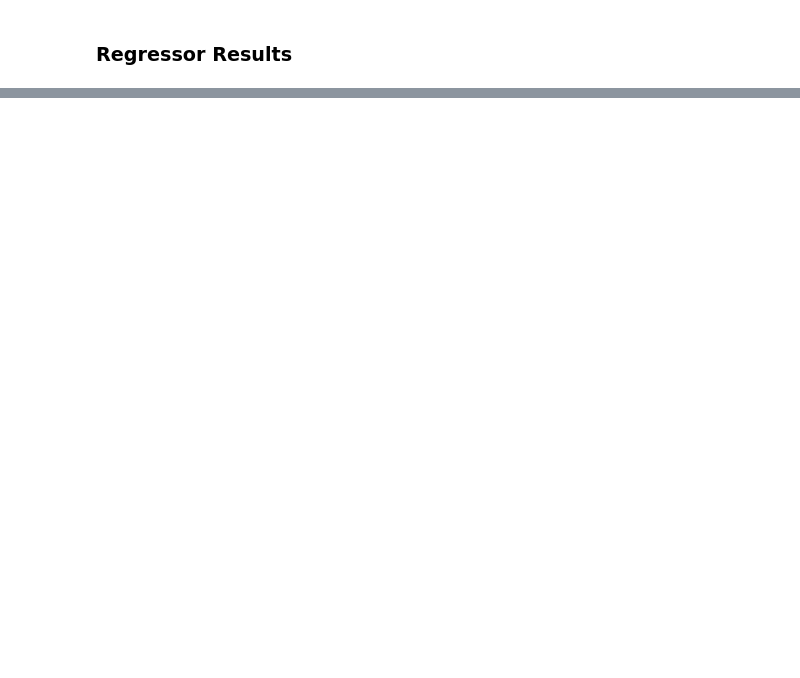
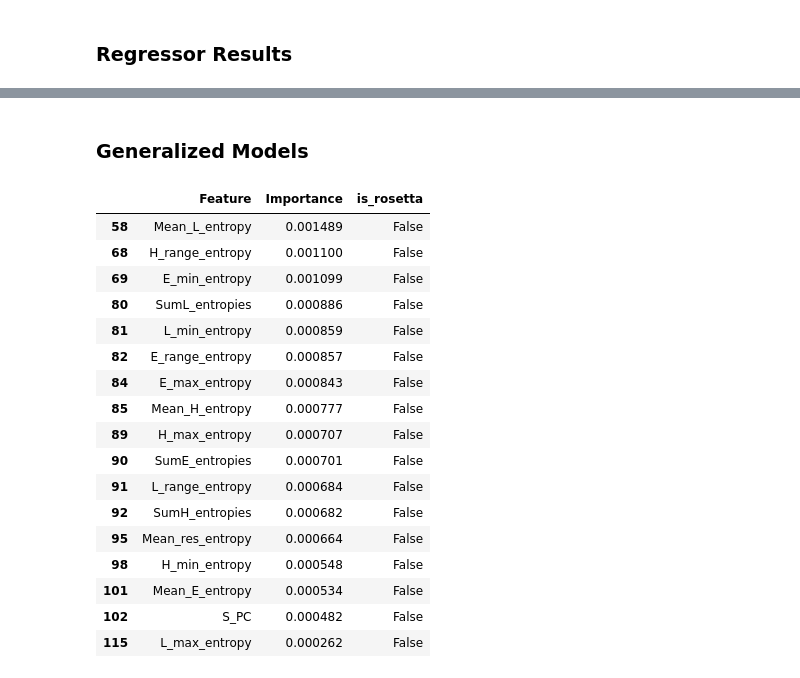
Before and after one commit to jandestrada/Scnf_Publication, a Jupyter notebook: Scnf_ML_Performance.ipynb, the cells around one changed output, grey strips where cells are left out. Saved outputs shown, nothing was run; the diff lists cells and outputs as text; code cells hidden in the pictures; blank space fills up the shorter version.

```diff
--- a/Scnf_ML_Performance.ipynb
+++ b/Scnf_ML_Performance.ipynb
@@ -287,0 +303,34 @@ Name: mean, dtype: float64
+# %% [markdown]
+### Generalized Models
+# %%
+#load names for entropy and rosetta features
+ros_features = pd.read_csv('./data/rosetta_features.csv')["0"].to_list()
+spc_features = pd.read_csv('./data/entropy_features.csv')["0"].to_list()
+
+genModel_clf_shap = pd.read_csv('./data/model_audits/SHAP_genModel_clf_feature_importances.csv')
+genModel_clf_shap['is_rosetta'] = genModel_clf_shap["Feature"].isin(ros_features)
+
+genModel_rgr_shap = pd.read_csv('./data/model_audits/SHAP_genModel_rgr_feature_importances.csv')
+genModel_rgr_shap['is_rosetta'] = genModel_rgr_shap["Feature"].isin(ros_features)
+# %%
+#classifier model results
+genModel_clf_shap[genModel_clf_shap['is_rosetta']==False]
+# %% [output]
+|  | Feature | Importance | is_rosetta |
+| 58 | Mean_L_entropy | 0.001489 | False |
+| 68 | H_range_entropy | 0.001100 | False |
+| 69 | E_min_entropy | 0.001099 | False |
+| 80 | SumL_entropies | 0.000886 | False |
+| 81 | L_min_entropy | 0.000859 | False |
+| 82 | E_range_entropy | 0.000857 | False |
+| 84 | E_max_entropy | 0.000843 | False |
+| 85 | Mean_H_entropy | 0.000777 | False |
+| 89 | H_max_entropy | 0.000707 | False |
+| 90 | SumE_entropies | 0.000701 | False |
+| 91 | L_range_entropy | 0.000684 | False |
+| 92 | SumH_entropies | 0.000682 | False |
+| 95 | Mean_res_entropy | 0.000664 | False |
+| 98 | H_min_entropy | 0.000548 | False |
+| 101 | Mean_E_entropy | 0.000534 | False |
+| 102 | S_PC | 0.000482 | False |
+| 115 | L_max_entropy | 0.000262 | False |
```
Also changed, not shown: parts of 38 cells of this notebook, 25 other files.
